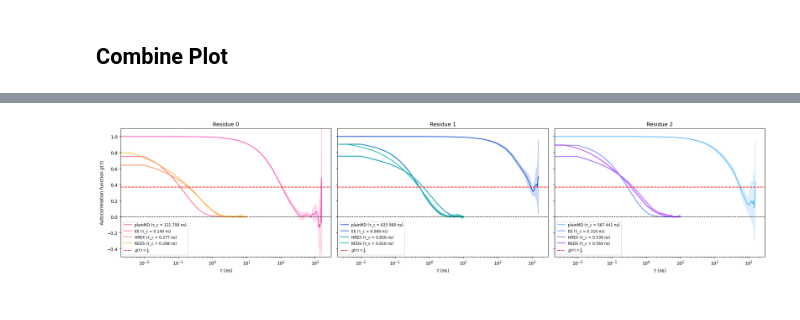
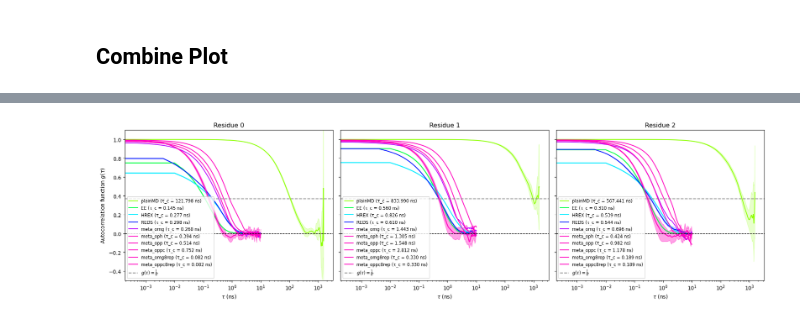
Before and after one commit to starwingc/peptoid_ESM, a Jupyter notebook: Analysis/autocorrelation_all.ipynb, the cells around one changed output, grey strips where cells are left out. Drawn from its saved outputs; the diff is of its cells as text; code cells hidden in the pictures.

Commit message:
update autocoorelation_all for metadynamics

```diff
--- a/Analysis/autocorrelation_all.ipynb
+++ b/Analysis/autocorrelation_all.ipynb
@@ -346,0 +545,5 @@ plt.legend(loc='best')
+# %%
+methods_path = f"{metadynamics_path}/autocoorel_data_oppc"
+
+# To load it back later
+meta_oppc_results = Data.load(f"{methods_path}/autocoorelation_res.pkl").array_list
@@ -346,0 +688,14 @@ plt.legend(loc='best')
+# %%
+methods_path = f"{metadynamics_path}/autocoorel_data_omg8rep"
+
+# To load it back later
+meta_oppc8rep_results = []
+for i in range(8):
+    meta_oppc8rep_single_result = Data.load(f"{methods_path}/autocoorelation_res{i}.pkl").array_list
+    meta_oppc8rep_results.append(meta_oppc8rep_single_result)
+
+meta_oppc8rep_results = np.array(meta_oppc8rep_results)
+print('meta_oppc8rep_results.shape', meta_oppc8rep_results.shape)
+
+meta_oppc8rep_mean = np.mean(meta_oppc8rep_results, axis=0)
+meta_oppc8rep_std = np.std(meta_oppc8rep_results, axis=0)
@@ -461,38 +922,53 @@ plt.show()
 # %%
-# Set up 1x3 subplot layout
-fig, axes = plt.subplots(1, 3, figsize=(21, 5), sharey=True)
+# --- Plot all residues across all simulations in one 1x3 figure ---
+nres = 3
+fig, axes = plt.subplots(1, nres, figsize=(18, 5), sharey=True)  # Share y-axis for easier comparison
 
-for res in range(3):  # residue 0, 1, 2
+for res in range(nres):  # residue 0, 1, 2
     ax = axes[res]
     cmap = colormaps[res]
 
     for i, sim in enumerate(simulations):
-        Nmax = int(sim['time_to_plot'] / sim['dt'])
+        # Determine how many points we can plot safely
+        Nwin = int(sim['time_to_plot'] / sim['dt'])
+        ntau_res = np.count_nonzero(~np.isnan(sim['mean'][res]))
+        Nmax = min(Nwin, ntau_res)
+        if Nmax <= 0:
+            continue
+
         time = np.arange(Nmax) * sim['dt']
-        mean = sim['mean'][res][:Nmax]
-        std = sim['std'][res][:Nmax]
+        mean = np.asarray(sim['mean'][res][:Nmax], dtype=float)
+
+        std = None
+        if sim['std'] is not None:
+            std = np.asarray(sim['std'][res][:Nmax], dtype=float)
+
+        # Replace NaNs with 0
+        mean = np.nan_to_num(mean, nan=0.0)
+        if std is not None:
+            std = np.nan_to_num(std, nan=0.0)
 
         tau_c = np.sum(mean) * sim['dt']
         label = f"{sim['name']} (τ_c = {tau_c:.3f} ns)"
         color = cmap(0.3 + 0.15 * i)
 
-        ax.plot(time, mean, label=label, color=color, alpha=1)
-        ax.fill_between(time, mean - std, mean + std, color=color, alpha=0.2)
+        ax.plot(time, mean, label=label, color=color)
+        if std is not None:
+            ax.fill_between(time, mean - std, mean + std, color=color, alpha=0.2)
 
     ax.axhline(0, color='black', linestyle='--', linewidth=1)
-    ax.axhline(y=1 / np.e, color='red', linestyle='--', label=r'$g(\tau) = \frac{1}{e}$')
-    ax.set_xscale('log')
+    ax.axhline(y=1 / np.e, color='gray', linestyle='--', label=r'$g(\tau) = \frac{1}{e}$')
+
     ax.set_ylim(-0.5, 1.1)
     ax.set_xlabel(r'$\tau$ (ns)')
+    ax.set_xscale('log')
+    if res == 0:
+        ax.set_ylabel(r'Autocorrelation function $g(\tau)$')
     ax.set_title(f'Residue {res}')
-
-    ax.legend(loc='best', fontsize='small')  # Add legend to each subplot
-
-# Shared Y-label
-axes[0].set_ylabel(r'Autocorrelation function $g(\tau)$')
+    ax.legend(loc='best', fontsize='small')
 
 plt.tight_layout()
 plt.savefig("fig/autocoor_all_plot.pdf", format="pdf")
 plt.show()
 # %% [output]
-[figure, old version]
+[figure, new version]
```
Also changed, not shown: parts of 30 cells of this notebook.
